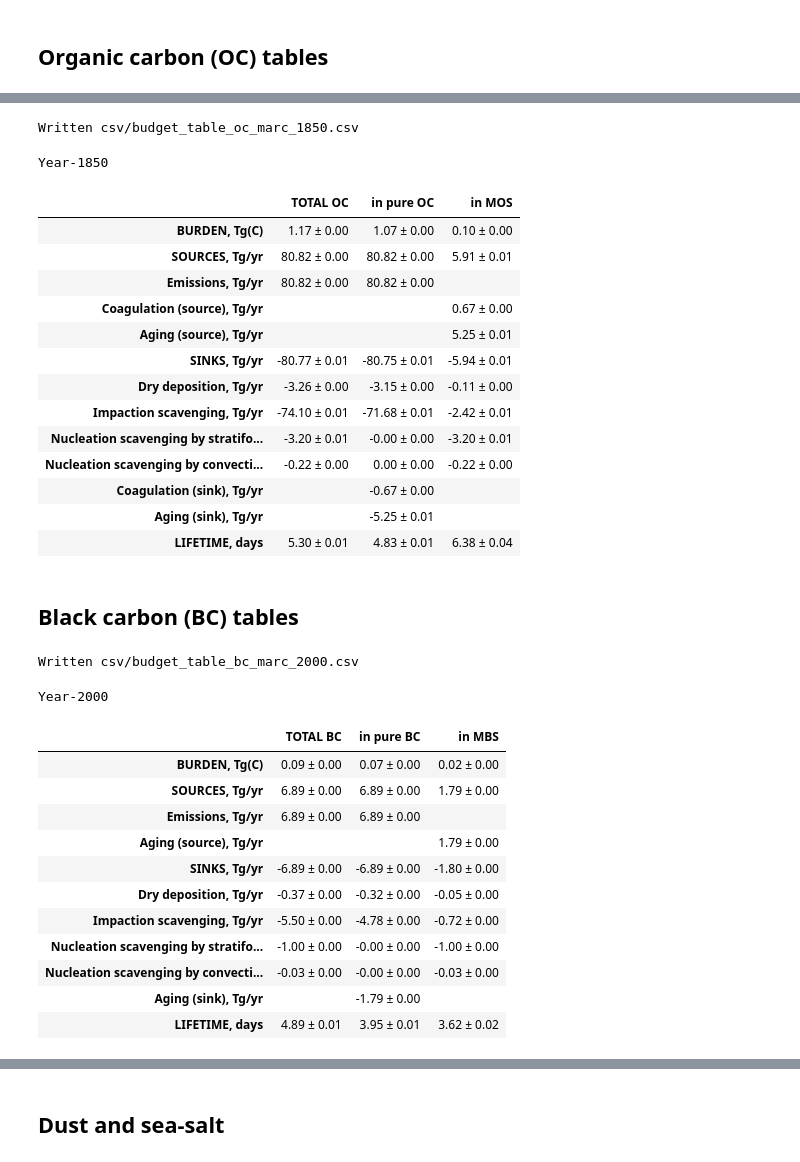
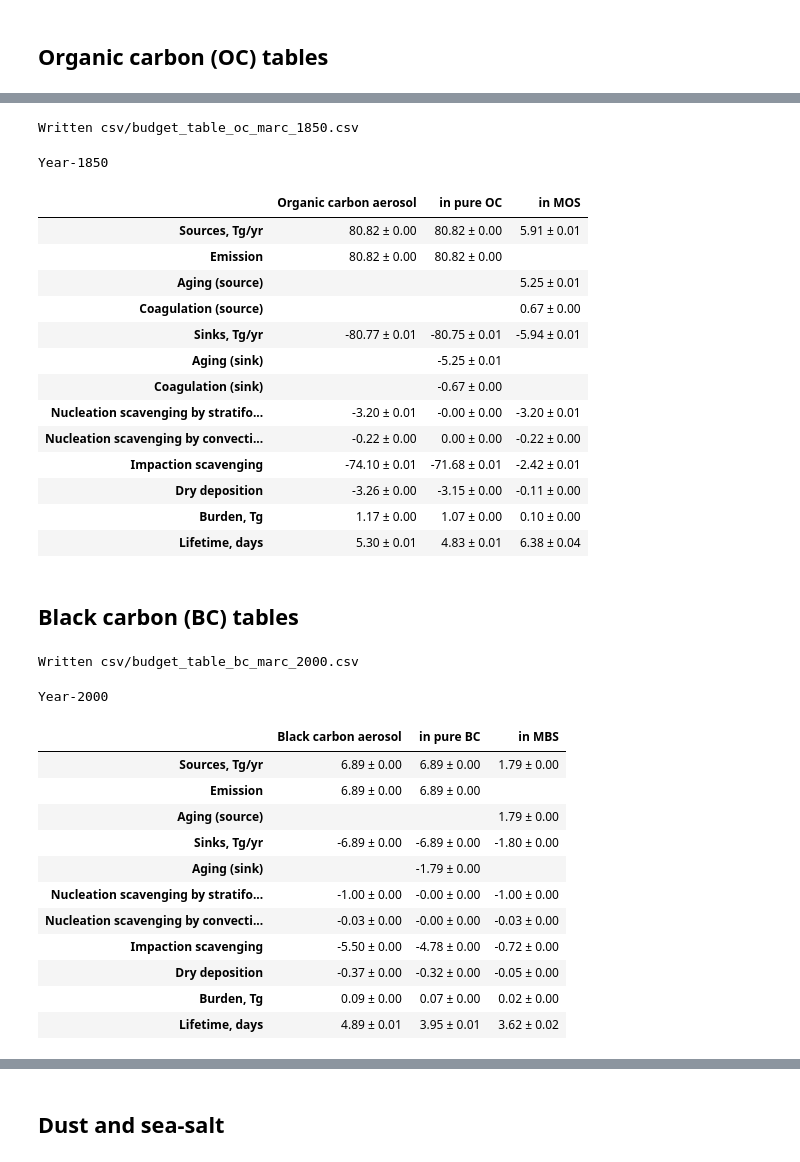
Before and after one commit to grandey/p17c-marc-comparison, a Jupyter notebook: analysis_draft2017b/budget_tables_draft2017b.ipynb, the cells around one changed output, grey strips where cells are left out. Cells and saved outputs as stored; diff of their text form; code cells hidden in the pictures.

```diff
--- a/analysis_draft2017b/budget_tables_draft2017b.ipynb
+++ b/analysis_draft2017b/budget_tables_draft2017b.ipynb
@@ -158,20 +160,20 @@ for k, v in diagnostic_dict.items():  # loop over diagnostics
             error_1850_df.loc[v, col] = error_dict[(k.format(col), '1850')]
 # %%
 # Lifetime
-mean_2000_df.loc['LIFETIME, days'] = (mean_2000_df.loc['BURDEN, Tg'] /
-                                      mean_2000_df.loc['SINKS, Tg/yr'].abs() * 365)
-error_2000_df.loc['LIFETIME, days'] = (mean_2000_df.loc['LIFETIME, days'] *
-                                       ((error_2000_df.loc['BURDEN, Tg'] /
-                                         mean_2000_df.loc['BURDEN, Tg'])**2 +
-                                        (error_2000_df.loc['SINKS, Tg/yr'] /
-                                         mean_2000_df.loc['SINKS, Tg/yr'].abs())**2).pow(0.5))
-mean_1850_df.loc['LIFETIME, days'] = (mean_1850_df.loc['BURDEN, Tg'] /
-                                      mean_1850_df.loc['SINKS, Tg/yr'] * -365)
-error_1850_df.loc['LIFETIME, days'] = (mean_1850_df.loc['LIFETIME, days'] *
-                                       ((error_1850_df.loc['BURDEN, Tg'] /
-                                         mean_1850_df.loc['BURDEN, Tg'])**2 +
-                                        (error_1850_df.loc['SINKS, Tg/yr'] /
-                                         mean_1850_df.loc['SINKS, Tg/yr'].abs())**2).pow(0.5))
+mean_2000_df.loc['Lifetime, days'] = (mean_2000_df.loc['Burden, Tg'] /
+                                      mean_2000_df.loc['Sinks, Tg/yr'].abs() * 365)
+error_2000_df.loc['Lifetime, days'] = (mean_2000_df.loc['Lifetime, days'] *
+                                       ((error_2000_df.loc['Burden, Tg'] /
+                                         mean_2000_df.loc['Burden, Tg'])**2 +
+                                        (error_2000_df.loc['Sinks, Tg/yr'] /
+                                         mean_2000_df.loc['Sinks, Tg/yr'].abs())**2).pow(0.5))
+mean_1850_df.loc['Lifetime, days'] = (mean_1850_df.loc['Burden, Tg'] /
+                                      mean_1850_df.loc['Sinks, Tg/yr'] * -365)
+error_1850_df.loc['Lifetime, days'] = (mean_1850_df.loc['Lifetime, days'] *
+                                       ((error_1850_df.loc['Burden, Tg'] /
+                                         mean_1850_df.loc['Burden, Tg'])**2 +
+                                        (error_1850_df.loc['Sinks, Tg/yr'] /
+                                         mean_1850_df.loc['Sinks, Tg/yr'].abs())**2).pow(0.5))
 # %%
 # Print means for marc_2000
 mean_2000_df
@@ -369,49 +373,47 @@ Year-2000
 # %%
 # Year-1850
 # OC columns
 oc_cols = ['tOC', 'OC', 'OIM',]
 # Extract OC data
 oc_mean_1850_df = mean_1850_df[oc_cols]
 oc_error_1850_df = error_1850_df[oc_cols]
 # Drop rows with no data
 oc_mean_1850_df = oc_mean_1850_df.dropna(how='all')
 oc_error_1850_df = oc_error_1850_df.dropna(how='all')
 # Convert values to strings
 oc_mean_1850_df = oc_mean_1850_df.applymap(lambda x: '%.2f' % x)
 oc_error_1850_df = oc_error_1850_df.applymap(lambda x: '%.2f' % x)
 # Combine mean and standard error strings
 oc_1850_df = oc_mean_1850_df + ' ± ' + oc_error_1850_df
 # Replace 'nan ± nan' with ''
 oc_1850_df = oc_1850_df.replace('nan ± nan', '')
 # Rename columns
-oc_1850_df = oc_1850_df.rename(index=str, columns={'tOC': 'TOTAL OC',
+oc_1850_df = oc_1850_df.rename(index=str, columns={'tOC': 'Organic carbon aerosol',
                                                    'OC': 'in pure OC',
                                                    'OIM': 'in MOS'})
-# Replace Tg with Tg(C) in first row (showing burdens)
-oc_1850_df = oc_1850_df.rename({'BURDEN, Tg': 'BURDEN, Tg(C)',})
 # Save to CSV
 out_filename = 'csv/budget_table_oc_marc_1850.csv'
 oc_1850_df.to_csv(out_filename)
 print('Written {}'.format(out_filename))
 # Display
 oc_1850_df.style.set_caption('Year-1850')
 # %% [output]
 Written csv/budget_table_oc_marc_1850.csv
 Year-1850
-|  | TOTAL OC | in pure OC | in MOS |
-| BURDEN, Tg(C) | 1.17 ± 0.00 | 1.07 ± 0.00 | 0.10 ± 0.00 |
-| SOURCES, Tg/yr | 80.82 ± 0.00 | 80.82 ± 0.00 | 5.91 ± 0.01 |
-| Emissions, Tg/yr | 80.82 ± 0.00 | 80.82 ± 0.00 |  |
-| Coagulation (source), Tg/yr |  |  | 0.67 ± 0.00 |
-| Aging (source), Tg/yr |  |  | 5.25 ± 0.01 |
-| SINKS, Tg/yr | -80.77 ± 0.01 | -80.75 ± 0.01 | -5.94 ± 0.01 |
-| Dry deposition, Tg/yr | -3.26 ± 0.00 | -3.15 ± 0.00 | -0.11 ± 0.00 |
-| Impaction scavenging, Tg/yr | -74.10 ± 0.01 | -71.68 ± 0.01 | -2.42 ± 0.01 |
+|  | Organic carbon aerosol | in pure OC | in MOS |
+| Sources, Tg/yr | 80.82 ± 0.00 | 80.82 ± 0.00 | 5.91 ± 0.01 |
+| Emission | 80.82 ± 0.00 | 80.82 ± 0.00 |  |
+| Aging (source) |  |  | 5.25 ± 0.01 |
+| Coagulation (source) |  |  | 0.67 ± 0.00 |
+| Sinks, Tg/yr | -80.77 ± 0.01 | -80.75 ± 0.01 | -5.94 ± 0.01 |
+| Aging (sink) |  | -5.25 ± 0.01 |  |
+| Coagulation (sink) |  | -0.67 ± 0.00 |  |
 | Nucleation scavenging by stratifo... | -3.20 ± 0.01 | -0.00 ± 0.00 | -3.20 ± 0.01 |
 | Nucleation scavenging by convecti... | -0.22 ± 0.00 | 0.00 ± 0.00 | -0.22 ± 0.00 |
-| Coagulation (sink), Tg/yr |  | -0.67 ± 0.00 |  |
-| Aging (sink), Tg/yr |  | -5.25 ± 0.01 |  |
-| LIFETIME, days | 5.30 ± 0.01 | 4.83 ± 0.01 | 6.38 ± 0.04 |
+| Impaction scavenging | -74.10 ± 0.01 | -71.68 ± 0.01 | -2.42 ± 0.01 |
+| Dry deposition | -3.26 ± 0.00 | -3.15 ± 0.00 | -0.11 ± 0.00 |
+| Burden, Tg | 1.17 ± 0.00 | 1.07 ± 0.00 | 0.10 ± 0.00 |
+| Lifetime, days | 5.30 ± 0.01 | 4.83 ± 0.01 | 6.38 ± 0.04 |
 # %% [markdown]
 ## Black carbon (BC) tables
 # %%
@@ -432,11 +434,9 @@ bc_2000_df = bc_mean_2000_df + ' ± ' + bc_error_2000_df
 # Replace 'nan ± nan' with ''
 bc_2000_df = bc_2000_df.replace('nan ± nan', '')
 # Rename columns
-bc_2000_df = bc_2000_df.rename(index=str, columns={'tBC': 'TOTAL BC',
+bc_2000_df = bc_2000_df.rename(index=str, columns={'tBC': 'Black carbon aerosol',
                                                    'BC': 'in pure BC',
                                                    'BIM': 'in MBS'})
-# Replace Tg with Tg(C) in first row (showing burdens)
-bc_2000_df = bc_2000_df.rename({'BURDEN, Tg': 'BURDEN, Tg(C)',})
 # Save to CSV
 out_filename = 'csv/budget_table_bc_marc_2000.csv'
 bc_2000_df.to_csv(out_filename)
@@ -446,18 +446,18 @@ bc_2000_df.style.set_caption('Year-2000')
 # %% [output]
 Written csv/budget_table_bc_marc_2000.csv
 Year-2000
-|  | TOTAL BC | in pure BC | in MBS |
-| BURDEN, Tg(C) | 0.09 ± 0.00 | 0.07 ± 0.00 | 0.02 ± 0.00 |
-| SOURCES, Tg/yr | 6.89 ± 0.00 | 6.89 ± 0.00 | 1.79 ± 0.00 |
-| Emissions, Tg/yr | 6.89 ± 0.00 | 6.89 ± 0.00 |  |
-| Aging (source), Tg/yr |  |  | 1.79 ± 0.00 |
-| SINKS, Tg/yr | -6.89 ± 0.00 | -6.89 ± 0.00 | -1.80 ± 0.00 |
-| Dry deposition, Tg/yr | -0.37 ± 0.00 | -0.32 ± 0.00 | -0.05 ± 0.00 |
-| Impaction scavenging, Tg/yr | -5.50 ± 0.00 | -4.78 ± 0.00 | -0.72 ± 0.00 |
+|  | Black carbon aerosol | in pure BC | in MBS |
+| Sources, Tg/yr | 6.89 ± 0.00 | 6.89 ± 0.00 | 1.79 ± 0.00 |
+| Emission | 6.89 ± 0.00 | 6.89 ± 0.00 |  |
+| Aging (source) |  |  | 1.79 ± 0.00 |
+| Sinks, Tg/yr | -6.89 ± 0.00 | -6.89 ± 0.00 | -1.80 ± 0.00 |
+| Aging (sink) |  | -1.79 ± 0.00 |  |
 | Nucleation scavenging by stratifo... | -1.00 ± 0.00 | -0.00 ± 0.00 | -1.00 ± 0.00 |
 | Nucleation scavenging by convecti... | -0.03 ± 0.00 | -0.00 ± 0.00 | -0.03 ± 0.00 |
-| Aging (sink), Tg/yr |  | -1.79 ± 0.00 |  |
-| LIFETIME, days | 4.89 ± 0.01 | 3.95 ± 0.01 | 3.62 ± 0.02 |
+| Impaction scavenging | -5.50 ± 0.00 | -4.78 ± 0.00 | -0.72 ± 0.00 |
+| Dry deposition | -0.37 ± 0.00 | -0.32 ± 0.00 | -0.05 ± 0.00 |
+| Burden, Tg | 0.09 ± 0.00 | 0.07 ± 0.00 | 0.02 ± 0.00 |
+| Lifetime, days | 4.89 ± 0.01 | 3.95 ± 0.01 | 3.62 ± 0.02 |
 # %%
 # Year-1850
 # BC columns
```
Also changed, not shown: parts of 12 cells of this notebook, 10 other files.
